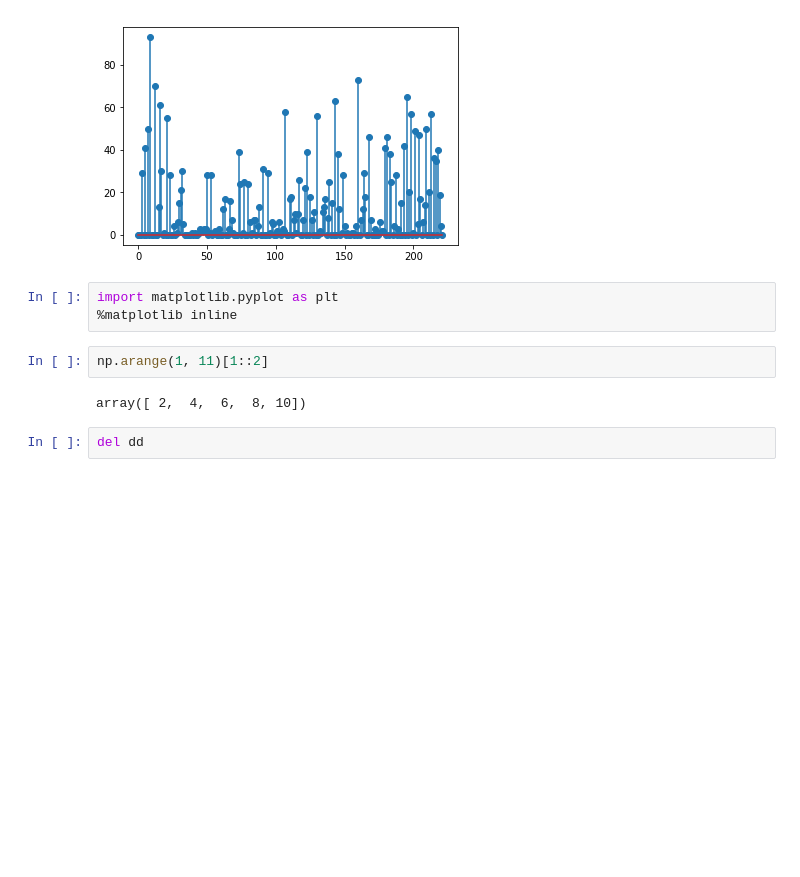
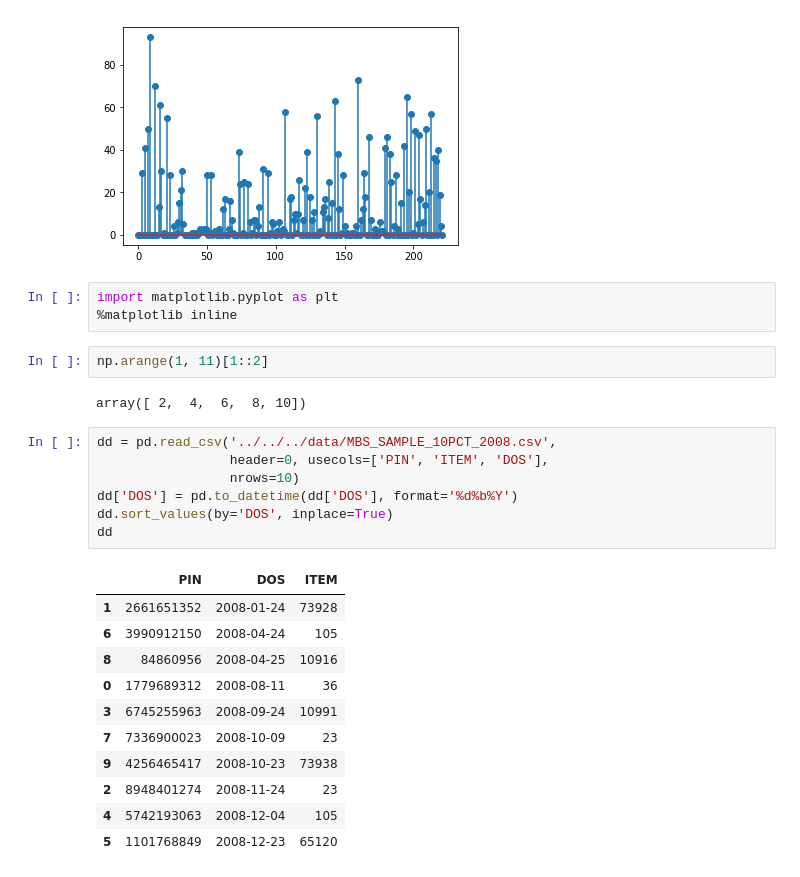
Before and after one commit to samuelefiorini/tangle, a Jupyter notebook: notebooks/dev.ipynb, the cells around one changed output. Saved outputs shown, nothing was run; the diff lists cells and outputs as text; blank space fills up the shorter version.

```diff
--- a/notebooks/dev.ipynb
+++ b/notebooks/dev.ipynb
@@ -296,5 +279,22 @@ import matplotlib.pyplot as plt
 np.arange(1, 11)[1::2]
 # %% [output]
 array([ 2,  4,  6,  8, 10])
-# %%
-del dd
+# %%
+dd = pd.read_csv('../../../data/MBS_SAMPLE_10PCT_2008.csv',
+                 header=0, usecols=['PIN', 'ITEM', 'DOS'],
+                 nrows=10)
+dd['DOS'] = pd.to_datetime(dd['DOS'], format='%d%b%Y')
+dd.sort_values(by='DOS', inplace=True)
+dd
+# %% [output]
+|  | PIN | DOS | ITEM |
+| 1 | 2661651352 | 2008-01-24 | 73928 |
+| 6 | 3990912150 | 2008-04-24 | 105 |
+| 8 | 84860956 | 2008-04-25 | 10916 |
+| 0 | 1779689312 | 2008-08-11 | 36 |
+| 3 | 6745255963 | 2008-09-24 | 10991 |
+| 7 | 7336900023 | 2008-10-09 | 23 |
+| 9 | 4256465417 | 2008-10-23 | 73938 |
+| 2 | 8948401274 | 2008-11-24 | 23 |
+| 4 | 5742193063 | 2008-12-04 | 105 |
+| 5 | 1101768849 | 2008-12-23 | 65120 |
```
Also changed, not shown: parts of 6 cells of this notebook, 4 other files.
